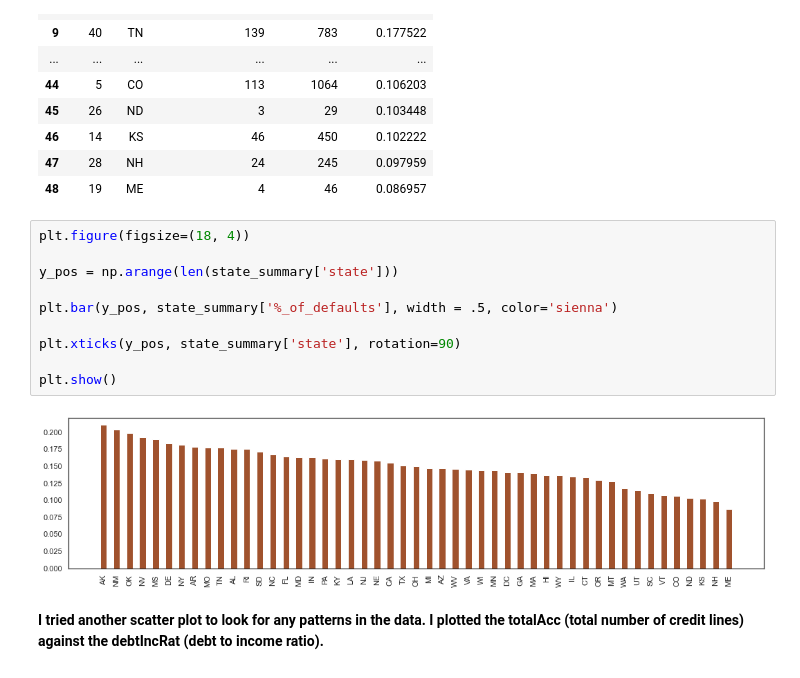
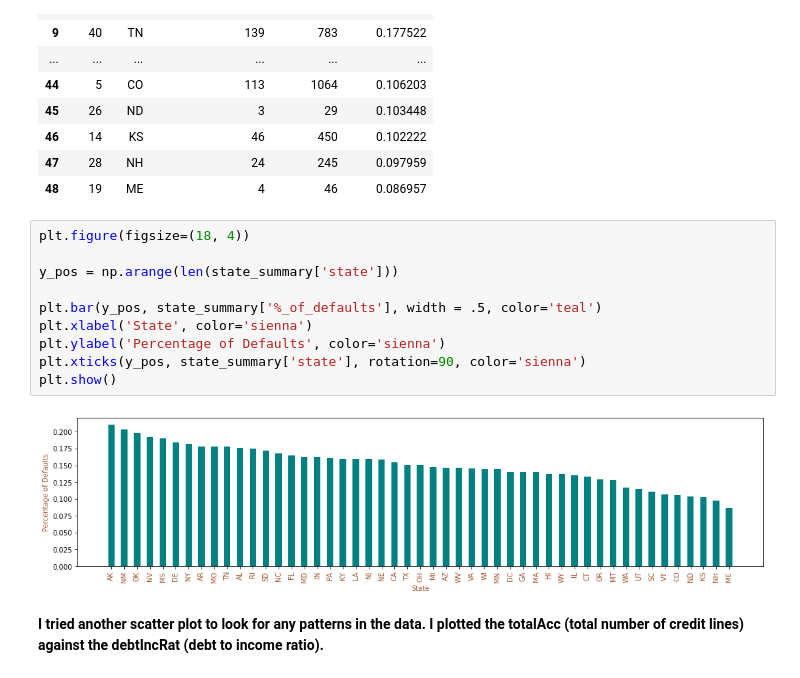
Before and after one commit to marleyberries/Springboard-Main, a Jupyter notebook: Guided_Capstone_2/Loan Default - EDA.ipynb, the cells around one changed output. Cells and saved outputs as stored; diff of their text form.

```diff
--- a/Guided_Capstone_2/Loan Default - EDA.ipynb
+++ b/Guided_Capstone_2/Loan Default - EDA.ipynb
@@ -367,15 +365,15 @@ state_summary
 # %%
 plt.figure(figsize=(18, 4))
 
 y_pos = np.arange(len(state_summary['state']))
 
-plt.bar(y_pos, state_summary['%_of_defaults'], width = .5, color='sienna')
-
-plt.xticks(y_pos, state_summary['state'], rotation=90)
-
+plt.bar(y_pos, state_summary['%_of_defaults'], width = .5, color='teal')
+plt.xlabel('State', color='sienna')
+plt.ylabel('Percentage of Defaults', color='sienna')
+plt.xticks(y_pos, state_summary['state'], rotation=90, color='sienna')
 plt.show()
 # %% [output]
-[figure, old version]
+[figure, new version]
 # %% [markdown]
 **I tried another scatter plot to look for any patterns in the data. I plotted the totalAcc (total number of credit lines) against the debtIncRat (debt to income ratio).**
 # %%
```
Also changed, not shown: parts of 20 cells of this notebook.
